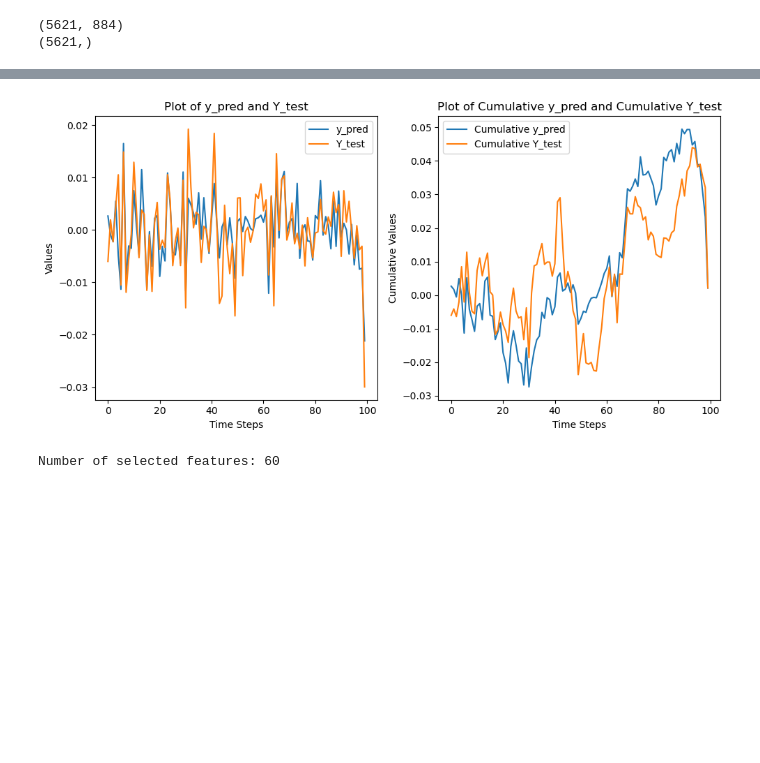
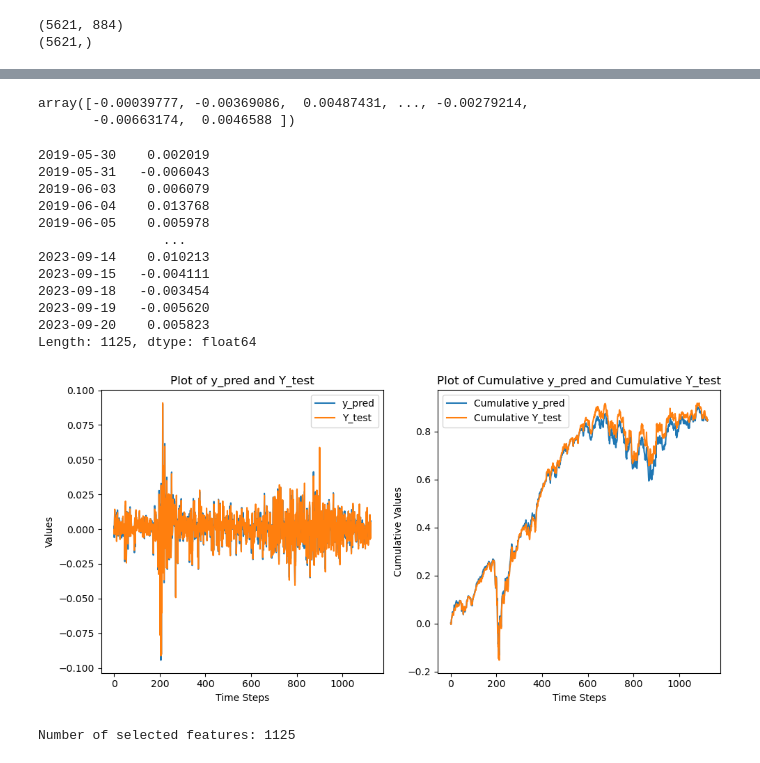
Before and after one commit to alexander-schaller/financial-machine-learning-projects-group2, a Jupyter notebook: Autoencoder.ipynb, the cells around one changed output, grey strips where cells are left out. Saved outputs shown, nothing was run; the diff lists cells and outputs as text; code cells hidden in the pictures; blank space fills up the shorter version.

```diff
--- a/Autoencoder.ipynb
+++ b/Autoencoder.ipynb
@@ -174,9 +176,9 @@ def autoencoder(X):
     X_train_normalized = (X_train - X_train.mean(axis=0)) / X_train.std(axis=0) #std and mean independently for each feature
     X_test_normalized = (X_test - X_test.mean(axis=0)) / X_test.std(axis=0)
 
-    l = len(X_train_normalized[1])
-    Nb_most_comm = l/10 #take care of the trend
-    Nb_least_comm =  (2)*l/10 #Take care of the high volatility components
+    l = len(X_train_normalized.values[1])
+    Nb_most_comm = int(np.floor(l/10)) #take care of the trend
+    Nb_least_comm =  int(np.floor((2)*l/10)) #Take care of the high volatility components
 
     # Build the autoencoder model
 
@@ -201,17 +203,16 @@ def autoencoder(X):
     sum_of_squares = np.sum(decod_error**2, axis=0)
 
     # Get the indices of the features with the smallest average decoding error
-    most_comm_indices = np.argsort(sum_of_squares)[:Nb_most_comm]
+    most_comm_indices =  X_test.columns[np.argsort(sum_of_squares)[:Nb_most_comm]]
 
     # Get the indices of the features with the highest average decoding error
-    least_comm_indices = np.argsort(sum_of_squares)[-Nb_least_comm:]
+    least_comm_indices = X_test.columns[np.argsort(sum_of_squares)[-Nb_least_comm:]]
 
     selected_features = np.concatenate((most_comm_indices, least_comm_indices))
-    #print(selected_features)
     selected_X_test = X_test[selected_features]
 
     # Return the de-normalized array
-    return selected_X_test
+    return selected_X_test, Nb_most_comm, Nb_least_comm
 # %%
 returns = pd.read_csv('Index_Replication_Data/X_USD.csv', index_col=0, header=0, parse_dates=True, keep_default_na=True, na_values=['NA'], delimiter=';', decimal=",")
 returns.dropna(axis=1, inplace=True)
@@ -243,34 +260,54 @@ KeyError: 1
 # %%
 selected_X_test_denormalized, _, Nb_least_comm_val = Res
-predicted_values = ols_regression(selected_X_test_denormalized.T, Y_test)
+
+Y_test = Y[int(len(Y)*0.8):]
+display(Y_test)
+
+predicted_values = ols_regression(selected_X_test_denormalized, Y_test)
+
+display(predicted_values)
 
 # Plot the predicted values and Y_test
 plt.figure(figsize=(10, 5))
 
 plt.subplot(1, 2, 1)
-plt.plot(predicted_values, label='y_pred')
+plt.plot(predicted_values.values, label='y_pred')
 plt.plot(Y_test, label='Y_test')
 plt.xlabel('Time Steps')
 plt.ylabel('Values')
 plt.title('Plot of y_pred and Y_test')
 plt.legend()
 
 # Compute the cumulative values
-cumulative_predicted_values = np.cumsum(predicted_values)
+cumulative_predicted_values = np.cumsum(predicted_values.values)
 cumulative_Y_test = np.cumsum(Y_test)
 
 plt.subplot(1, 2, 2)
 plt.plot(cumulative_predicted_values, label='Cumulative y_pred')
 plt.plot(cumulative_Y_test, label='Cumulative Y_test')
 plt.xlabel('Time Steps')
 plt.ylabel('Cumulative Values')
 plt.title('Plot of Cumulative y_pred and Cumulative Y_test')
 plt.legend()
 
 plt.tight_layout()
 plt.show()
 
 print("Number of selected features:", len(selected_X_test_denormalized))
 # %% [output]
+array([-0.00039777, -0.00369086,  0.00487431, ..., -0.00279214,
+       -0.00663174,  0.0046588 ])
+2019-05-30    0.002019
+2019-05-31   -0.006043
+2019-06-03    0.006079
+2019-06-04    0.013768
+2019-06-05    0.005978
+                ...
+2023-09-14    0.010213
+2023-09-15   -0.004111
+2023-09-18   -0.003454
+2023-09-19   -0.005620
+2023-09-20    0.005823
+Length: 1125, dtype: float64
-[figure, old version]
+[figure, new version]
-Number of selected features: 60
+Number of selected features: 1125
```
Also changed, not shown: parts of 5 cells of this notebook.
